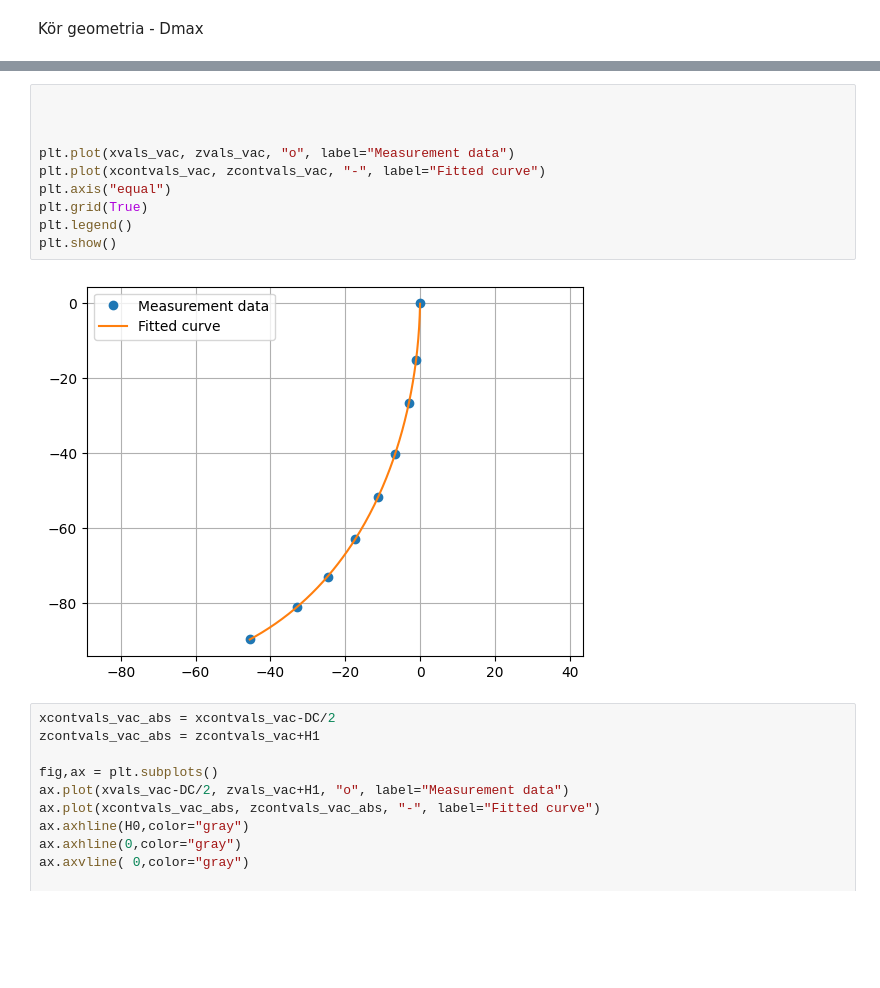
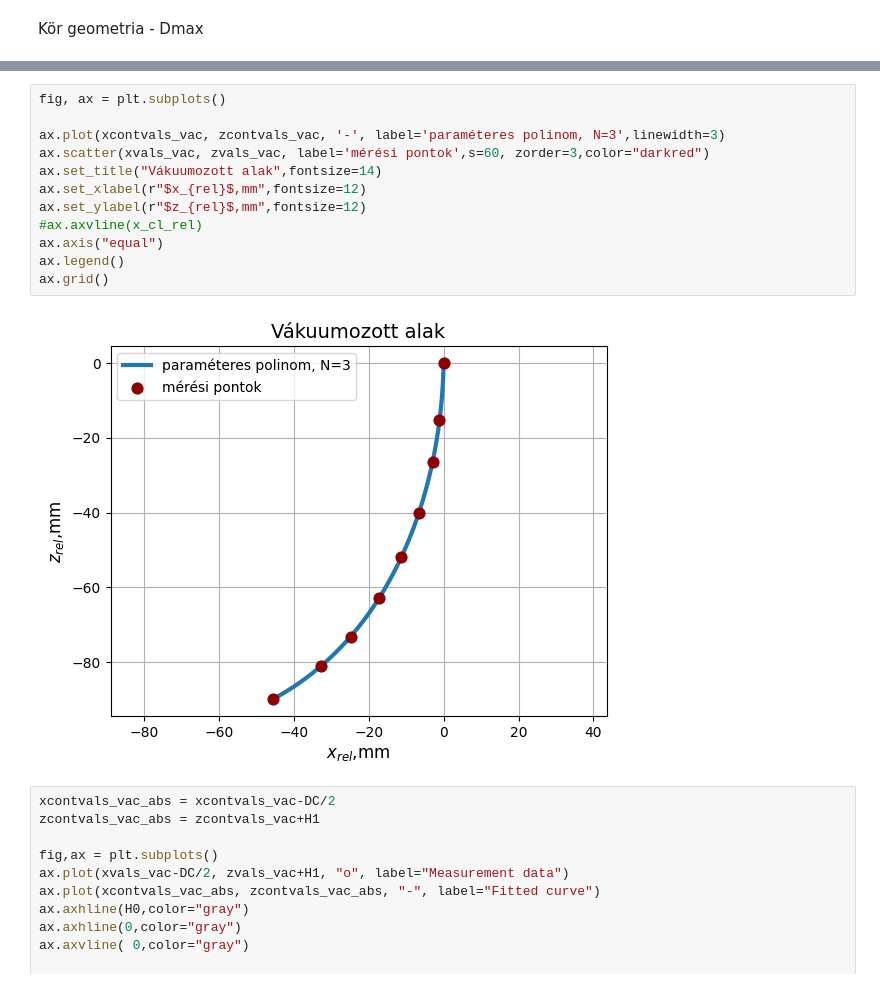
Before and after one commit to BellerAndras/hyperelastic-models, a Jupyter notebook: Caging_calcs.ipynb, the cells around one changed output, grey strips where cells are left out. Drawn from its saved outputs; the diff is of its cells as text; blank space fills up the shorter version.

```diff
--- a/Caging_calcs.ipynb
+++ b/Caging_calcs.ipynb
@@ -265,15 +431,17 @@ print(xpoly)
 # %%
+fig, ax = plt.subplots()
 
-
-
-plt.plot(xvals_vac, zvals_vac, "o", label="Measurement data")
-plt.plot(xcontvals_vac, zcontvals_vac, "-", label="Fitted curve")
-plt.axis("equal")
-plt.grid(True)
-plt.legend()
-plt.show()
+ax.plot(xcontvals_vac, zcontvals_vac, '-', label='paraméteres polinom, N=3',linewidth=3)
+ax.scatter(xvals_vac, zvals_vac, label='mérési pontok',s=60, zorder=3,color="darkred")
+ax.set_title("Vákuumozott alak",fontsize=14)
+ax.set_xlabel(r"$x_{rel}$,mm",fontsize=12)
+ax.set_ylabel(r"$z_{rel}$,mm",fontsize=12)
+#ax.axvline(x_cl_rel)
+ax.axis("equal")
+ax.legend()
+ax.grid()
 # %% [output]
-[figure, old version]
+[figure, new version]
 # %%
 xcontvals_vac_abs = xcontvals_vac-DC/2
 zcontvals_vac_abs = zcontvals_vac+H1
```
Also changed, not shown: parts of 24 cells of this notebook, 19 other files.
